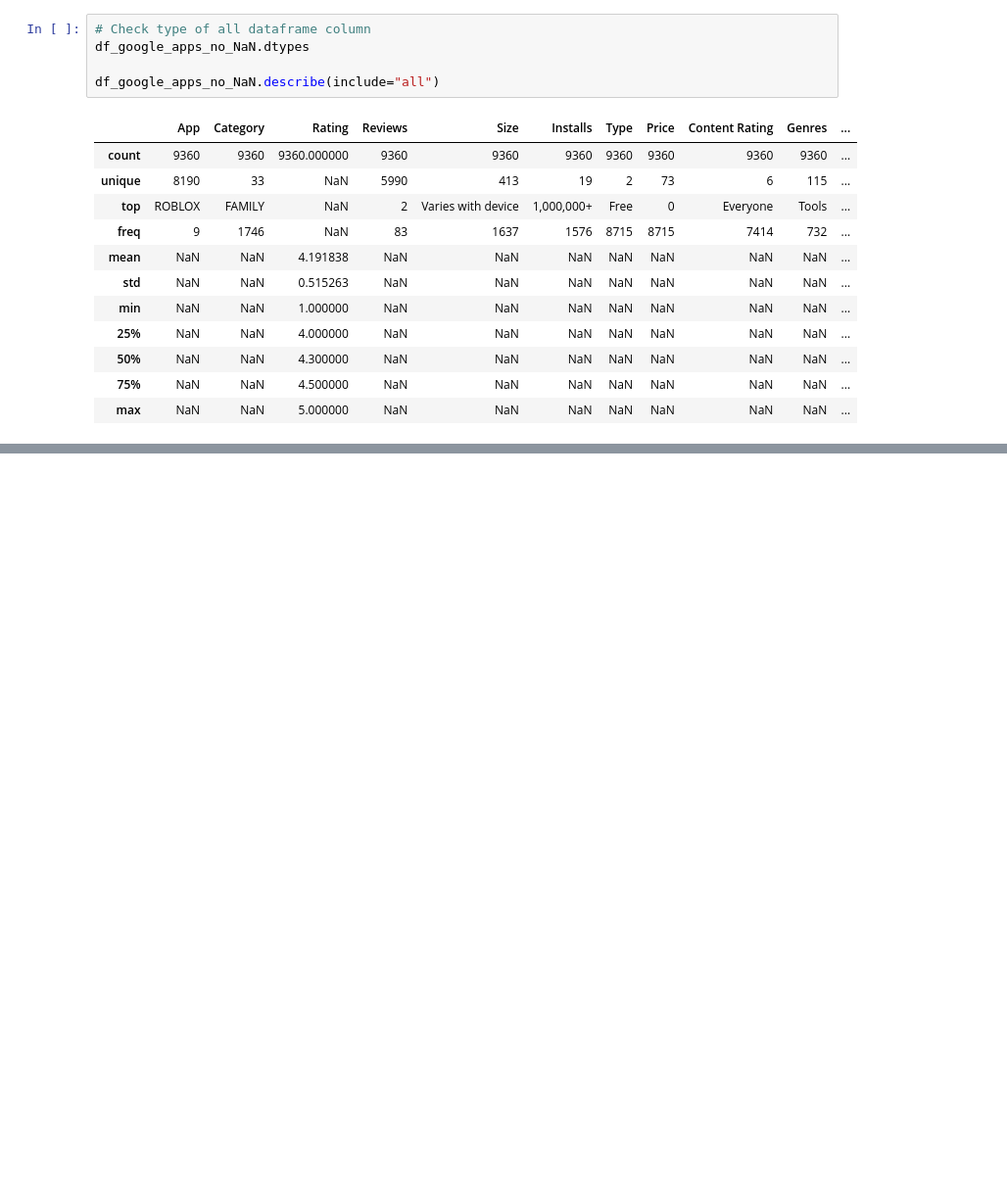
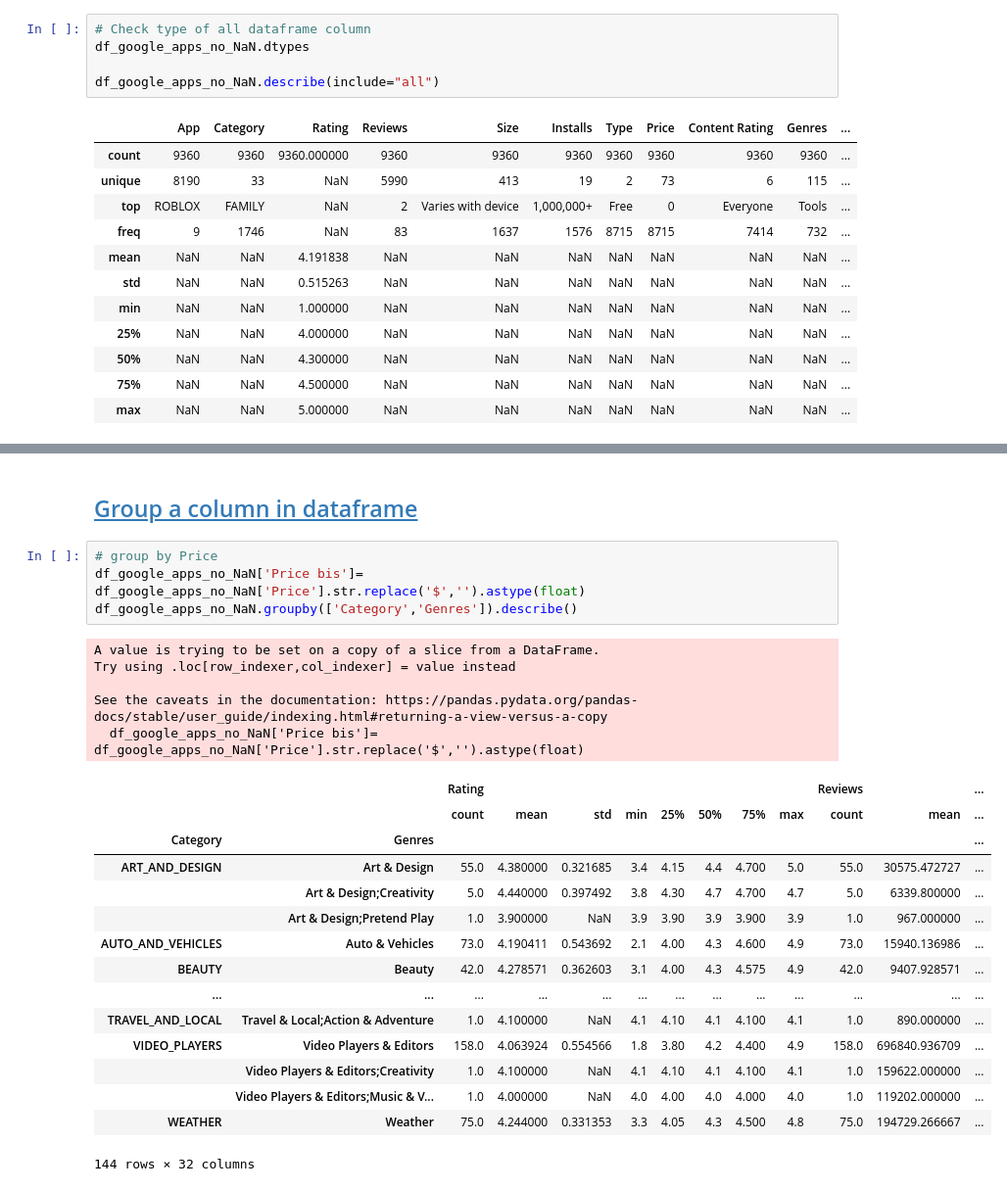
Before and after one commit to apyco25/notebooks-playground, a Jupyter notebook: python_for_data_science_udemy_tuto.ipynb, the cells around one changed output, grey strips where cells are left out. Shown at 98% size. Drawn from its saved outputs; the diff is of its cells as text; blank space fills up the shorter version.

```diff
--- a/python_for_data_science_udemy_tuto.ipynb
+++ b/python_for_data_science_udemy_tuto.ipynb
@@ -276,0 +359,27 @@ See the caveats in the documentation: https://pandas.pydata.org/pandas-docs/stab
+# %% [markdown]
+## <a id='toc1_6_'></a>[Group a column in dataframe](#toc0_)
+# %%
+# group by Price
+df_google_apps_no_NaN['Price bis']= df_google_apps_no_NaN['Price'].str.replace('$','').astype(float)
+df_google_apps_no_NaN.groupby(['Category','Genres']).describe()
+# %% [output]
+A value is trying to be set on a copy of a slice from a DataFrame.
+Try using .loc[row_indexer,col_indexer] = value instead
+
+See the caveats in the documentation: https://pandas.pydata.org/pandas-docs/stable/user_guide/indexing.html#returning-a-view-versus-a-copy
+  df_google_apps_no_NaN['Price bis']= df_google_apps_no_NaN['Price'].str.replace('$','').astype(float)
+|  |  | Rating |  |  |  |  |  |  |  | Reviews |  | ... |
+|  |  | count | mean | std | min | 25% | 50% | 75% | max | count | mean | ... |
+| Category | Genres |  |  |  |  |  |  |  |  |  |  | ... |
+| ART_AND_DESIGN | Art & Design | 55.0 | 4.380000 | 0.321685 | 3.4 | 4.15 | 4.4 | 4.700 | 5.0 | 55.0 | 30575.472727 | ... |
+|  | Art & Design;Creativity | 5.0 | 4.440000 | 0.397492 | 3.8 | 4.30 | 4.7 | 4.700 | 4.7 | 5.0 | 6339.800000 | ... |
+|  | Art & Design;Pretend Play | 1.0 | 3.900000 | NaN | 3.9 | 3.90 | 3.9 | 3.900 | 3.9 | 1.0 | 967.000000 | ... |
+| AUTO_AND_VEHICLES | Auto & Vehicles | 73.0 | 4.190411 | 0.543692 | 2.1 | 4.00 | 4.3 | 4.600 | 4.9 | 73.0 | 15940.136986 | ... |
+| BEAUTY | Beauty | 42.0 | 4.278571 | 0.362603 | 3.1 | 4.00 | 4.3 | 4.575 | 4.9 | 42.0 | 9407.928571 | ... |
+| ... | ... | ... | ... | ... | ... | ... | ... | ... | ... | ... | ... | ... |
+| TRAVEL_AND_LOCAL | Travel & Local;Action & Adventure | 1.0 | 4.100000 | NaN | 4.1 | 4.10 | 4.1 | 4.100 | 4.1 | 1.0 | 890.000000 | ... |
+| VIDEO_PLAYERS | Video Players & Editors | 158.0 | 4.063924 | 0.554566 | 1.8 | 3.80 | 4.2 | 4.400 | 4.9 | 158.0 | 696840.936709 | ... |
+|  | Video Players & Editors;Creativity | 1.0 | 4.100000 | NaN | 4.1 | 4.10 | 4.1 | 4.100 | 4.1 | 1.0 | 159622.000000 | ... |
+|  | Video Players & Editors;Music & V... | 1.0 | 4.000000 | NaN | 4.0 | 4.00 | 4.0 | 4.000 | 4.0 | 1.0 | 119202.000000 | ... |
+| WEATHER | Weather | 75.0 | 4.244000 | 0.331353 | 3.3 | 4.05 | 4.3 | 4.500 | 4.8 | 75.0 | 194729.266667 | ... |
+144 rows × 32 columns
```
Also changed, not shown: parts of 24 cells of this notebook.
